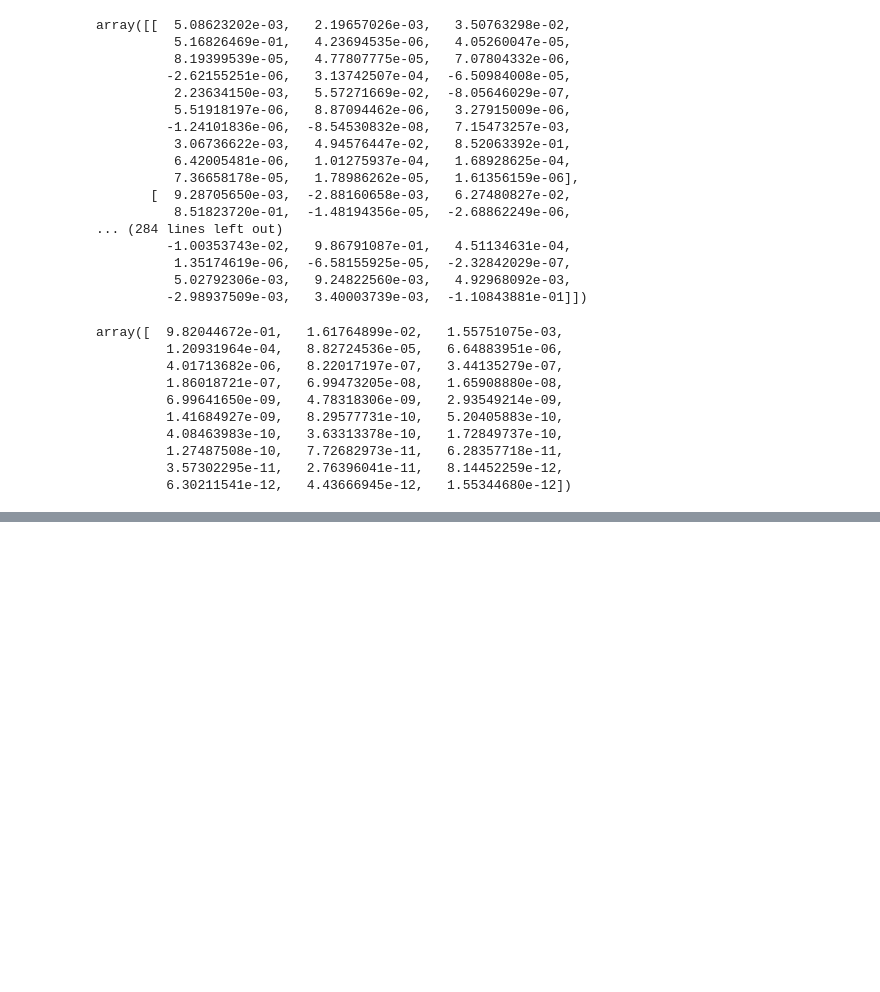
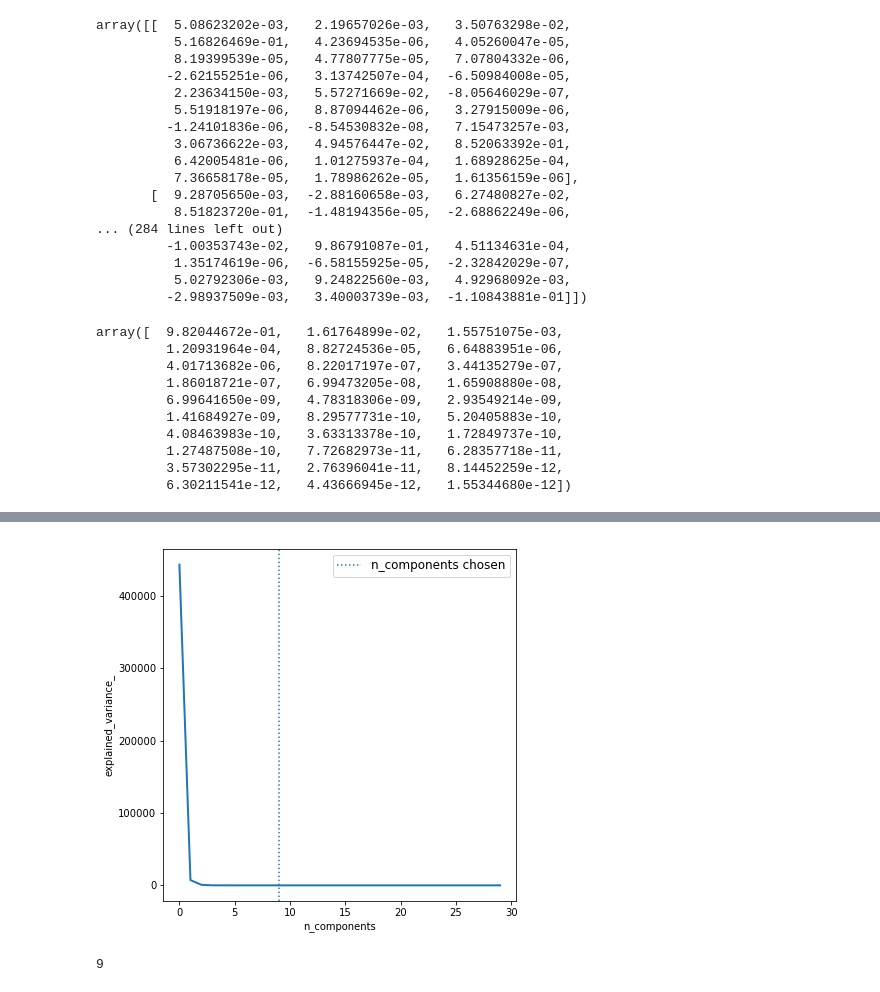
Before and after one commit to rogerior/ixio, a Jupyter notebook: pca.ipynb, the cells around one changed output, grey strips where cells are left out. Saved outputs shown, nothing was run; the diff lists cells and outputs as text; code cells hidden in the pictures; blank space fills up the shorter version.

```diff
--- a/pca.ipynb
+++ b/pca.ipynb
@@ -115,0 +142,3 @@ array([  4.43782605e+05,   7.31010006e+03,   7.03833742e+02,
+# %%
+logistic = linear_model.LogisticRegression()
+pipe = Pipeline(steps=[('pca', pca), ('logistic', logistic)])
@@ -115,0 +155,6 @@ array([  4.43782605e+05,   7.31010006e+03,   7.03833742e+02,
+# %%
+# Parameters of pipelines can be set using ‘__’ separated parameter names:
+estimator = GridSearchCV(pipe,
+                         dict(pca__n_components=n_components,
+                              logistic__C=Cs))
+estimator.fit(X, y)
@@ -115,0 +172,19 @@ array([  4.43782605e+05,   7.31010006e+03,   7.03833742e+02,
+# %%
+plt.figure(1, figsize=(7, 7))
+plt.clf()
+plt.axes([.2, .2, .7, .7])
+plt.plot(pca.explained_variance_, linewidth=2)
+plt.axis('tight')
+plt.xlabel('n_components')
+plt.ylabel('explained_variance_')
+
+plt.axvline(estimator.best_estimator_.named_steps['pca'].n_components,
+            linestyle=':', label='n_components chosen')
+plt.legend(prop=dict(size=12))
+plt.show()
+# %% [output]
+[figure, added]
+# %%
+estimator.best_estimator_.named_steps['pca'].n_components
+# %% [output]
+9
```
Also changed, not shown: parts of 8 cells of this notebook.
